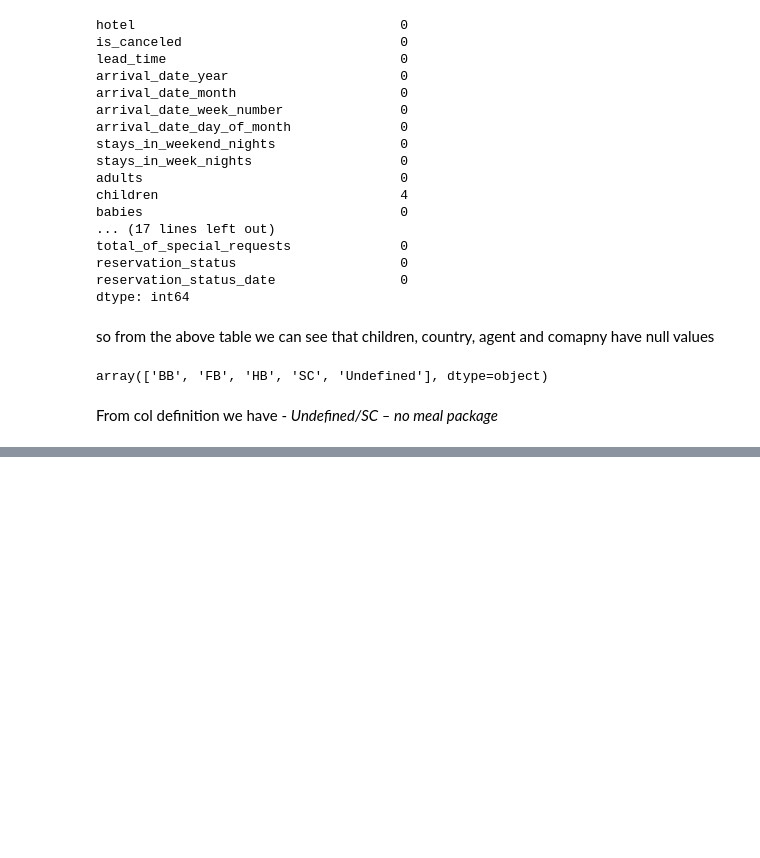
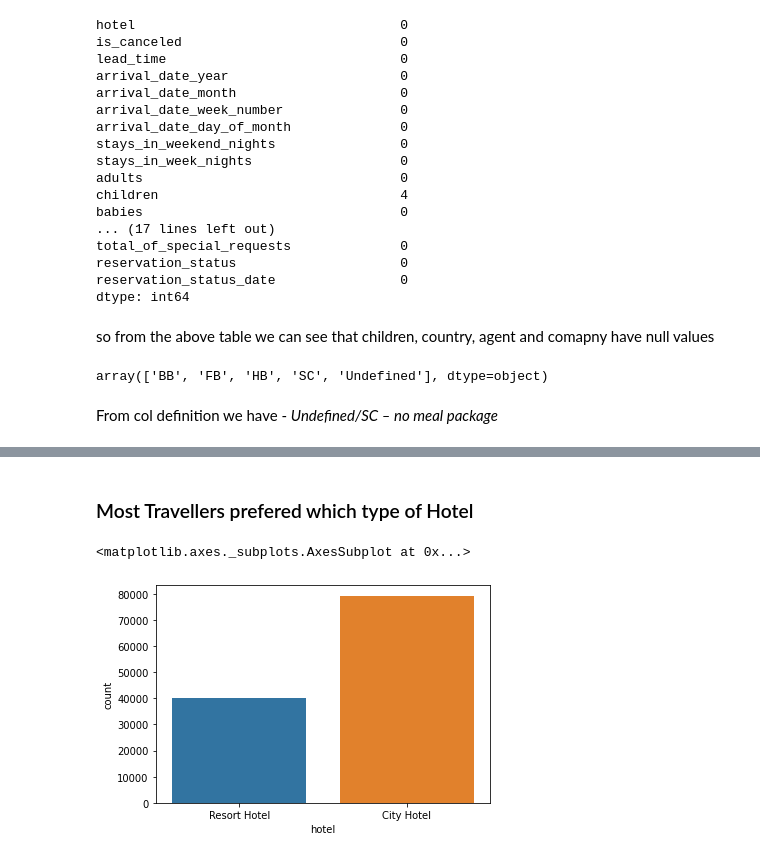
Before and after one commit to Sukruthr/Hotel-Booking-Data-EDA, a Jupyter notebook: EDA_HBD.ipynb, the cells around one changed output, grey strips where cells are left out. Cells and saved outputs as stored; diff of their text form; code cells hidden in the pictures; blank space fills up the shorter version.

```diff
--- a/EDA_HBD.ipynb
+++ b/EDA_HBD.ipynb
@@ -228,0 +241,8 @@ df['meal'].replace("Undefined","SC",inplace = True)
+# %% [markdown]
+### Most Travellers prefered which type of Hotel
+# %%
+# most bookings done on city hotels [in hotels category]
+sns.countplot(data = df, x = 'hotel')
+# %% [output]
+<matplotlib.axes._subplots.AxesSubplot at 0x...>
+[figure, added]
```
Also changed, not shown: parts of 59 cells of this notebook.
